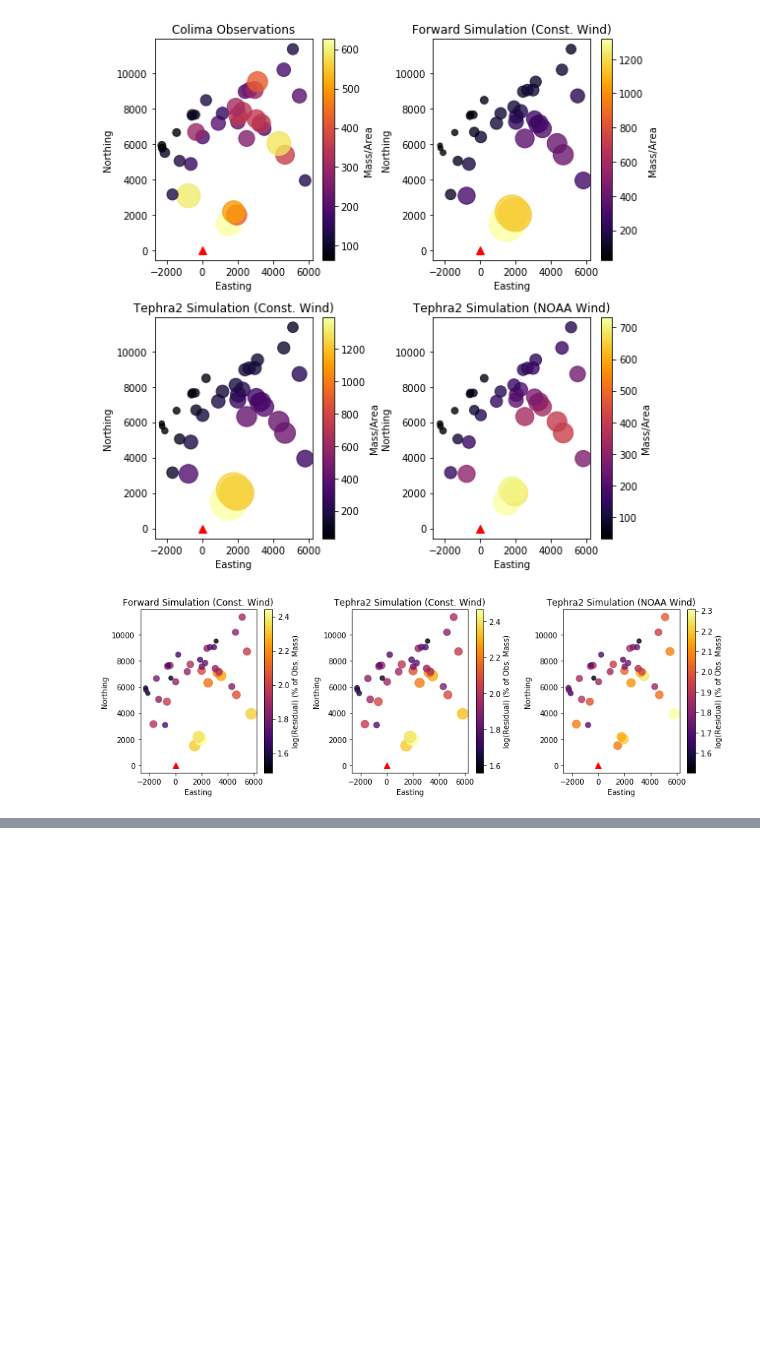
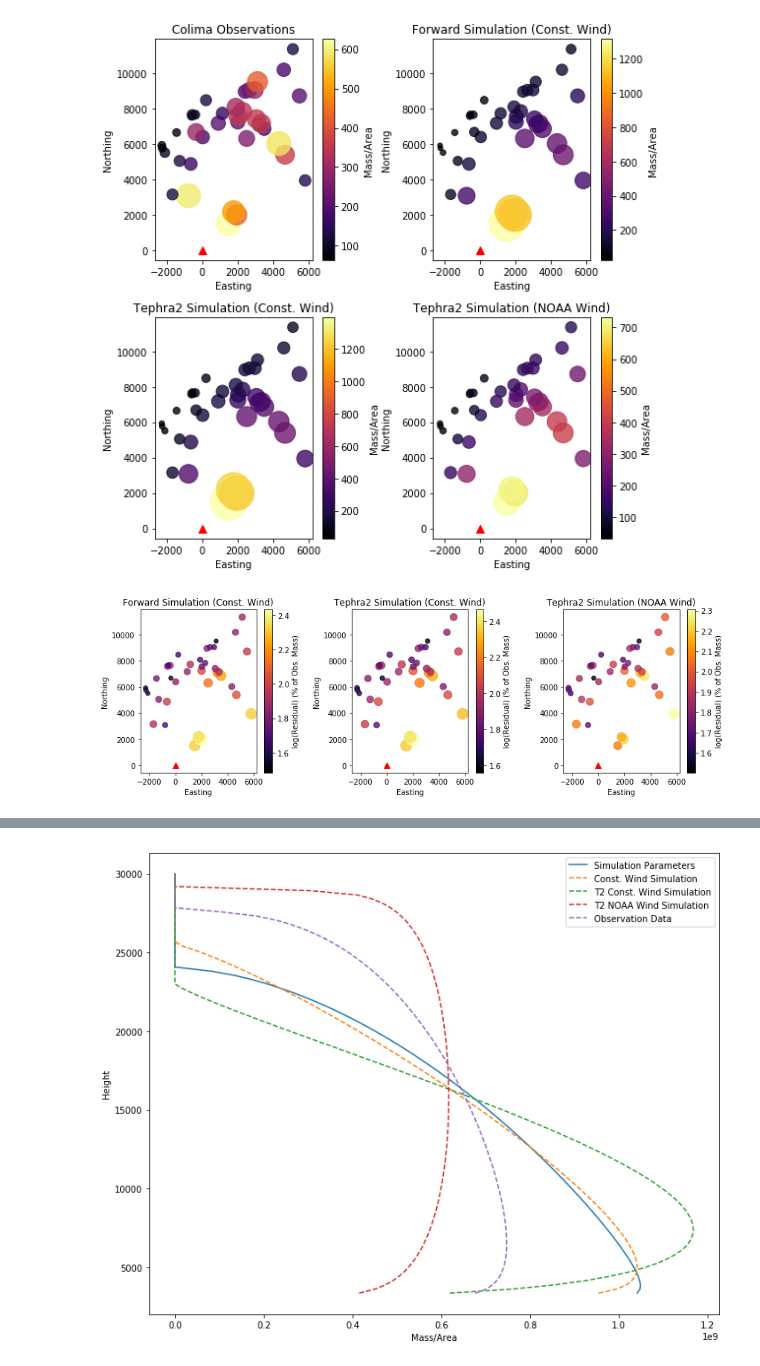
Before and after one commit to nmostert/inversion_project, a Jupyter notebook: Fixing_vent_height.ipynb, the cells around one changed output, grey strips where cells are left out. Drawn from its saved outputs; the diff is of its cells as text; code cells hidden in the pictures; blank space fills up the shorter version.

```diff
--- a/Fixing_vent_height.ipynb
+++ b/Fixing_vent_height.ipynb
@@ -565,26 +618,28 @@ TypeError: sigma_squared() missing 2 required positional arguments: 'eddy_const'
 # %%
 fig, ax1 = plt.subplots(1,1, figsize=(
-    6, 4), facecolor='w', edgecolor='k')
+    10, 8), facecolor='w', edgecolor='k')
 
 q_dist = beta(config["ALPHA"],config["BETA"])
 
 q_mass = mass_dist_in_plume(config["ALPHA"],config["BETA"], vent_height,
             config["PLUME_HEIGHT"],
             inversion_table["Height"],
             config["ERUPTION_MASS"])
 
 ax1.plot(q_mass, inversion_table["Height"], label="Simulation Parameters")
 for name, mass in zip(names, inverted_masses_list):
     ax1.plot(mass,
          inversion_table["Height"],
          '--', label=name)
 ax1.legend()
 # ax1.set_title("Mass in Column as inverted from various datasets")
 ax1.set_ylabel("Height")
 ax1.set_xlabel("Mass/Area")
 
 plt.tight_layout()
 plt.show()
+# %% [output]
+[figure, added]
 # %%
 for name, params, mass, in_data in zip(names, params_list, inverted_masses_list, data_sets):
     print("========%s========"%name)
```
Also changed, not shown: parts of 11 cells of this notebook, 1 other file.
